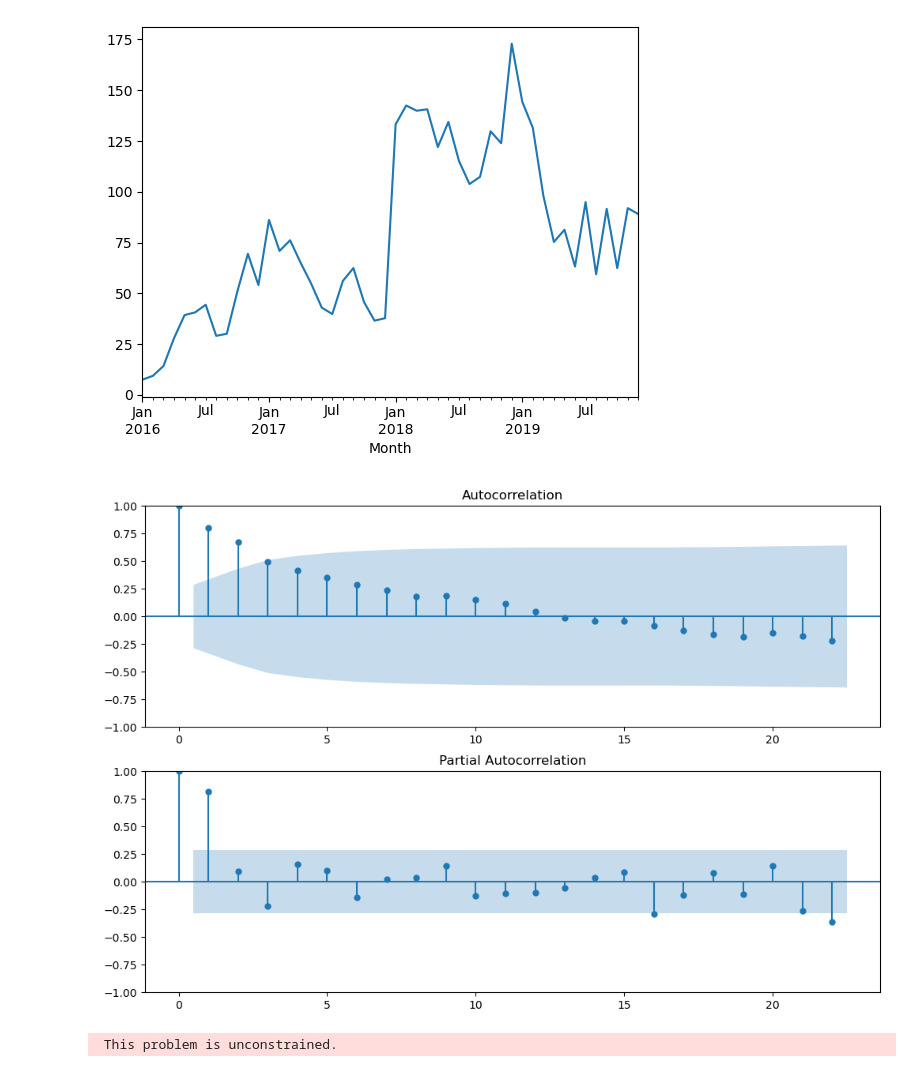
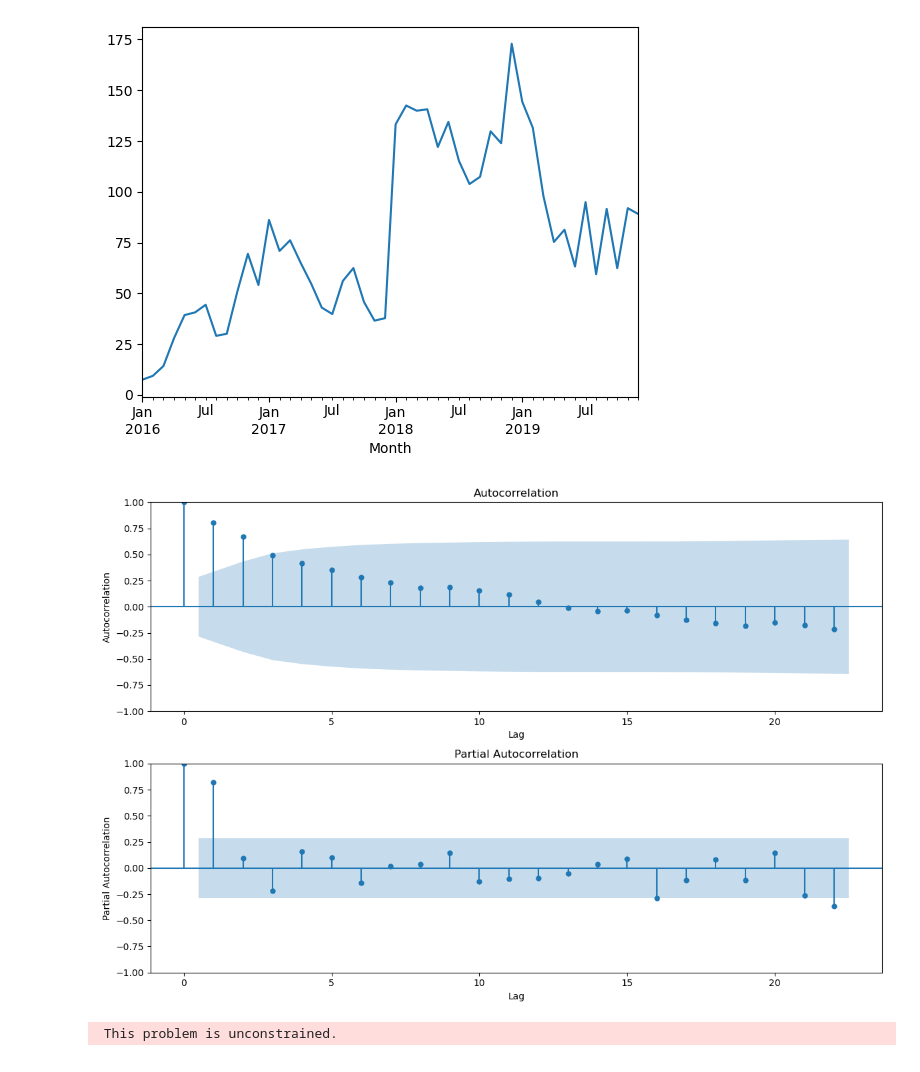
Before and after one commit to sydney-ho/Airbnb-Analysis, a Jupyter notebook: time_series_analysis.ipynb, the cells around one changed output. Drawn from its saved outputs; the diff is of its cells as text; code cells hidden in the pictures.

```diff
--- a/time_series_analysis.ipynb
+++ b/time_series_analysis.ipynb
@@ -134,12 +134,18 @@ time_df['Seasonal First Difference'].dropna().plot()
 # %%
 # Build auto regressive model
 fig = plt.figure(figsize = (12,8))
 ax1 = fig.add_subplot(211)
 fig = tsa.plot_acf(time_df['Seasonal First Difference'].iloc[13:], lags=22, ax=ax1)
+ax1.set_xlabel('Lag')
+ax1.set_ylabel('Autocorrelation')
 ax2 = fig.add_subplot(212)
 fig = tsa.plot_pacf(time_df['Seasonal First Difference'].iloc[13:], lags=22, ax=ax2)
+ax2.set_xlabel('Lag')
+ax2.set_ylabel('Partial Autocorrelation')
+plt.tight_layout()
+plt.show()
 # %% [output]
-[figure, old version]
+[figure, new version]
 # %%
 # p = 1 because that is the "shut-off" value (AR model)
 # q = 1 because exponential decrease
```
Also changed, not shown: parts of 1 cell of this notebook.
